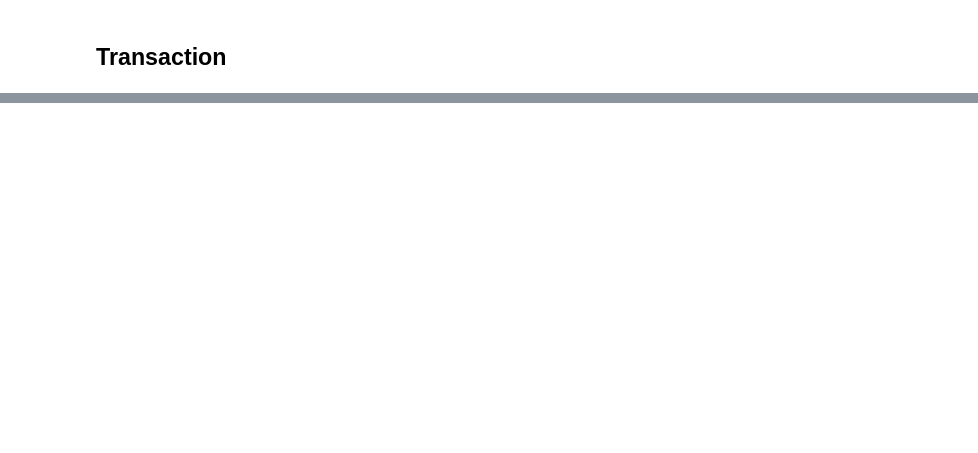
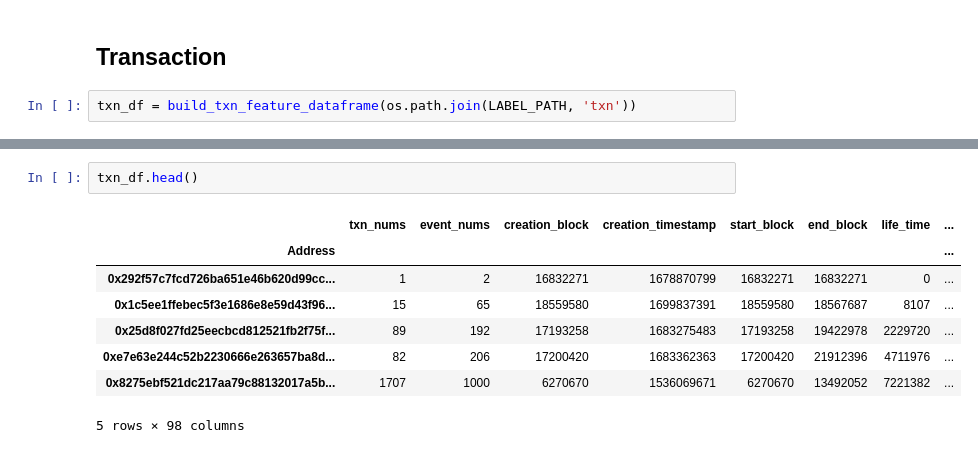
Before and after one commit to patorsiang/rugpull-detection-msc-kent-2025, a Jupyter notebook: notebooks/2_feature_extraction.ipynb, the cells around one changed output, grey strips where cells are left out. Saved outputs shown, nothing was run; the diff lists cells and outputs as text; blank space fills up the shorter version.

```diff
--- a/notebooks/2_feature_extraction.ipynb
+++ b/notebooks/2_feature_extraction.ipynb
@@ -50,2 +85,4 @@ code_df.to_csv(os.path.join(LABEL_PATH, 'bytecode_feature.csv'))
 # %% [markdown]
 ## Transaction
+# %%
+txn_df = build_txn_feature_dataframe(os.path.join(LABEL_PATH, 'txn'))
@@ -51,0 +107,11 @@ code_df.to_csv(os.path.join(LABEL_PATH, 'bytecode_feature.csv'))
+# %%
+txn_df.head()
+# %% [output]
+|  | txn_nums | event_nums | creation_block | creation_timestamp | start_block | end_block | life_time | ... |
+| Address |  |  |  |  |  |  |  | ... |
+| 0x292f57c7fcd726ba651e46b620d99cc... | 1 | 2 | 16832271 | 1678870799 | 16832271 | 16832271 | 0 | ... |
+| 0x1c5ee1ffebec5f3e1686e8e59d43f96... | 15 | 65 | 18559580 | 1699837391 | 18559580 | 18567687 | 8107 | ... |
+| 0x25d8f027fd25eecbcd812521fb2f75f... | 89 | 192 | 17193258 | 1683275483 | 17193258 | 19422978 | 2229720 | ... |
+| 0xe7e63e244c52b2230666e263657ba8d... | 82 | 206 | 17200420 | 1683362363 | 17200420 | 21912396 | 4711976 | ... |
+| 0x8275ebf521dc217aa79c88132017a5b... | 1707 | 1000 | 6270670 | 1536069671 | 6270670 | 13492052 | 7221382 | ... |
+5 rows × 98 columns
```
Also changed, not shown: parts of 10 cells of this notebook, 4 other files.
